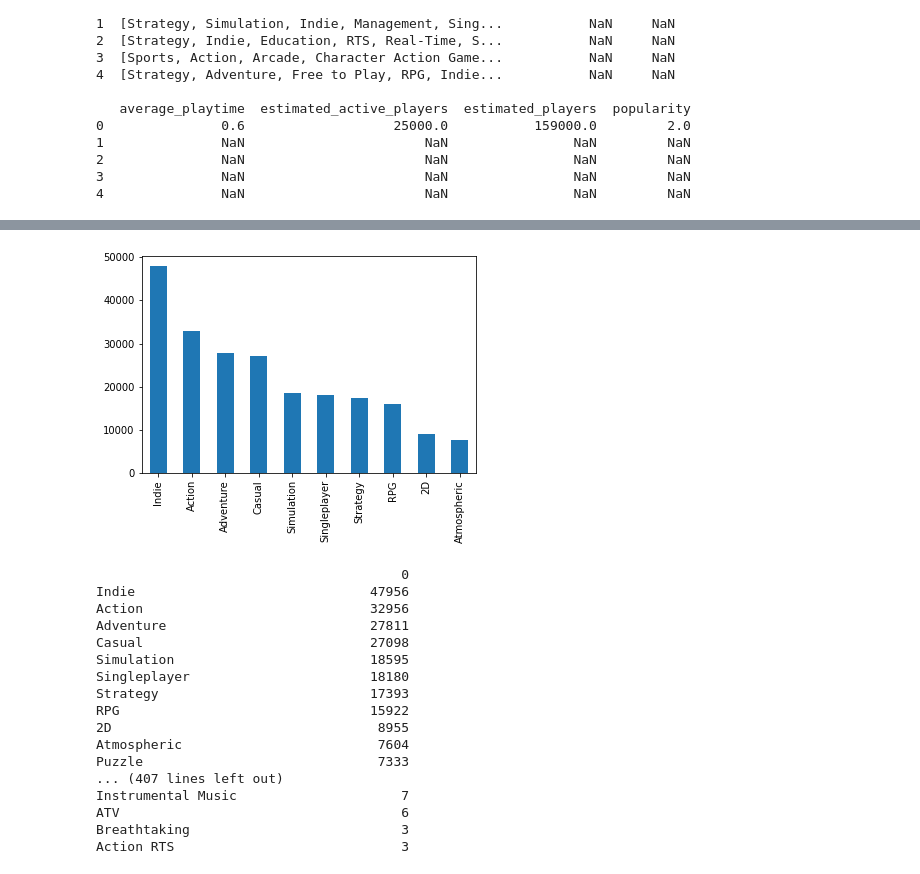
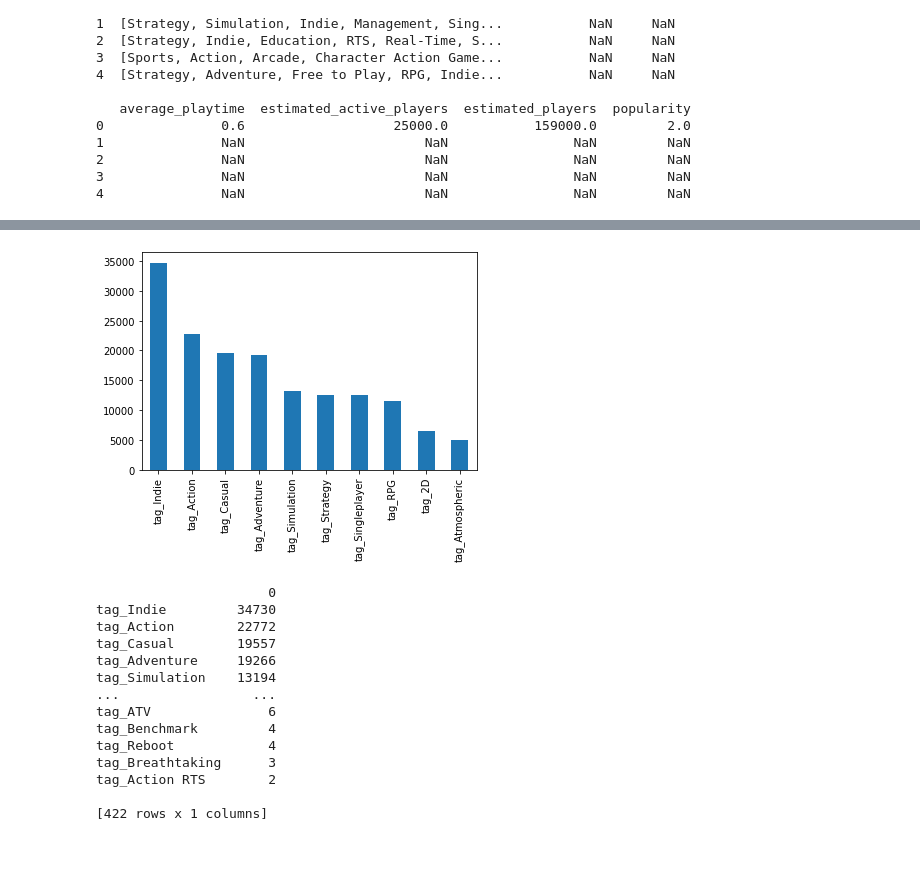
Before and after one commit to LukasL97/IDS-Steam, a Jupyter notebook: Project_incompletedata.ipynb, the cells around one changed output, grey strips where cells are left out. Drawn from its saved outputs; the diff is of its cells as text; code cells hidden in the pictures.

```diff
--- a/Project_incompletedata.ipynb
+++ b/Project_incompletedata.ipynb
@@ -173,6 +202,5 @@ Name: Strategy, dtype: uint8
 # %%
 # Checking for nas:
-pandas.set_option('display.max_rows', None)
 print(games.isnull().sum())
 # For more than half of the games review data is missing. For playtracker data even more.
 # %% [output]
@@ -195,0 +219,4 @@ dtype: int64
+# %%
+# Investigating if nas in playtracker are in the same places as in review data:
+games['both_na'] = numpy.where(((games['estimated_players'].isnull()) & (games['rating'].isnull())), 1, 0)
+print(sum(games['both_na']))
@@ -195,0 +225,11 @@ dtype: int64
+# %%
+# It can be concluded that those are games that do not have any players:
+games['estimated_players'] = games.apply(lambda x : x['estimated_players'] if x['both_na'] == 0 else 0, axis=1)
+games['estimated_active_players'] = games.apply(lambda x : x['estimated_active_players'] if x['both_na'] == 0 else 0, axis=1)
+games['average_playtime'] = games.apply(lambda x : x['average_playtime'] if x['both_na'] == 0 else 0, axis=1)
+games['popularity'] = games.apply(lambda x : x['popularity'] if x['both_na'] == 0 else 0.0, axis=1)
+games['rating'] = games.apply(lambda x : x['rating'] if x['both_na'] == 0 else 0.0, axis=1)
+games['review_count'] = games.apply(lambda x : x['review_count'] if x['both_na'] == 0 else 0.0, axis=1)
+del games['both_na']
+print(games.isnull().sum())
+# The quantity of nas was reduced by a considerable amount.
@@ -195,0 +249,6 @@ dtype: int64
+# %%
+# Dropping the rows where 'estimated_players' is na as it is the variable we want to predict.
+games = games[games['estimated_players'].notna()]
+# Dropping the rows where 'rating' is na as well as those are online about 4500 and would hinder our predictions otherwise.
+games = games[games['rating'].notna()]
+print(games.shape)
@@ -196,28 +269,27 @@ dtype: int64
 # %%
 # Counting the occurences of tags:
-tag_count = tags.sum()
+tag_filter = [col for col in games if col.startswith('tag_')]
+tag_cols = games[tag_filter]
+tag_count = tag_cols.sum()
 tag_c = pandas.DataFrame(tag_count)
 tag_c = tag_c.sort_values(by=0, ascending=False)
 topten = tag_c.iloc[:10]
 topten[0].plot(kind='bar')
 mat.show()
 print(tag_c)
 # %% [output]
-[figure, old version]
+[figure, new version]
-                                       0
-Indie                              47956
-Action                             32956
-Adventure                          27811
-Casual                             27098
-Simulation                         18595
-Singleplayer                       18180
-Strategy                           17393
-RPG                                15922
-2D                                  8955
-Atmospheric                         7604
-Puzzle                              7333
-... (407 lines left out)
-Instrumental Music                     7
-ATV                                    6
-Breathtaking                           3
-Action RTS                             3
+                      0
+tag_Indie         34730
+tag_Action        22772
+tag_Casual        19557
+tag_Adventure     19266
+tag_Simulation    13194
+...                 ...
+tag_ATV               6
+tag_Benchmark         4
+tag_Reboot            4
+tag_Breathtaking      3
+tag_Action RTS        2
+
+[422 rows x 1 columns]
```
Also changed, not shown: parts of 12 cells of this notebook.
